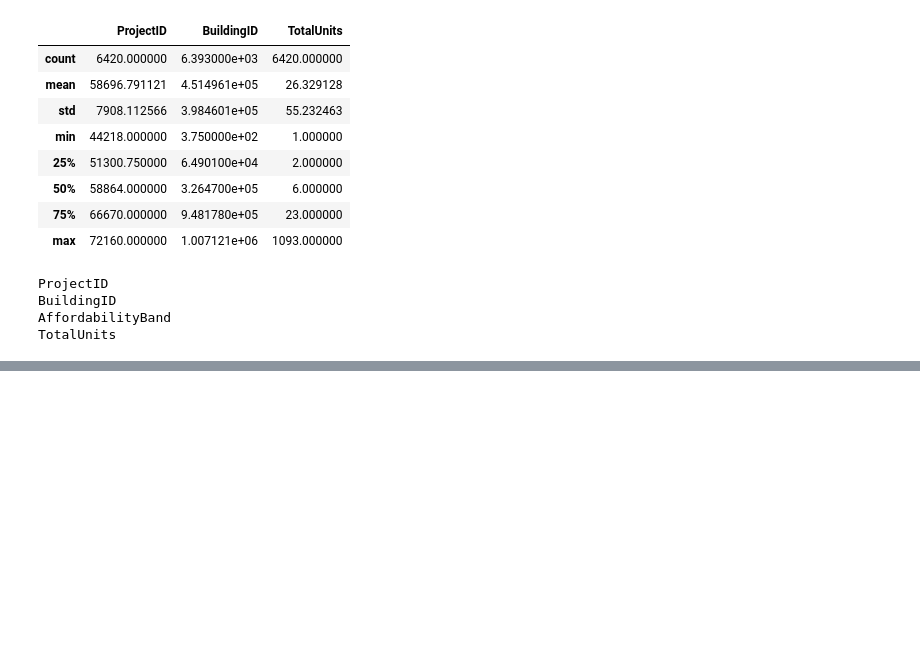
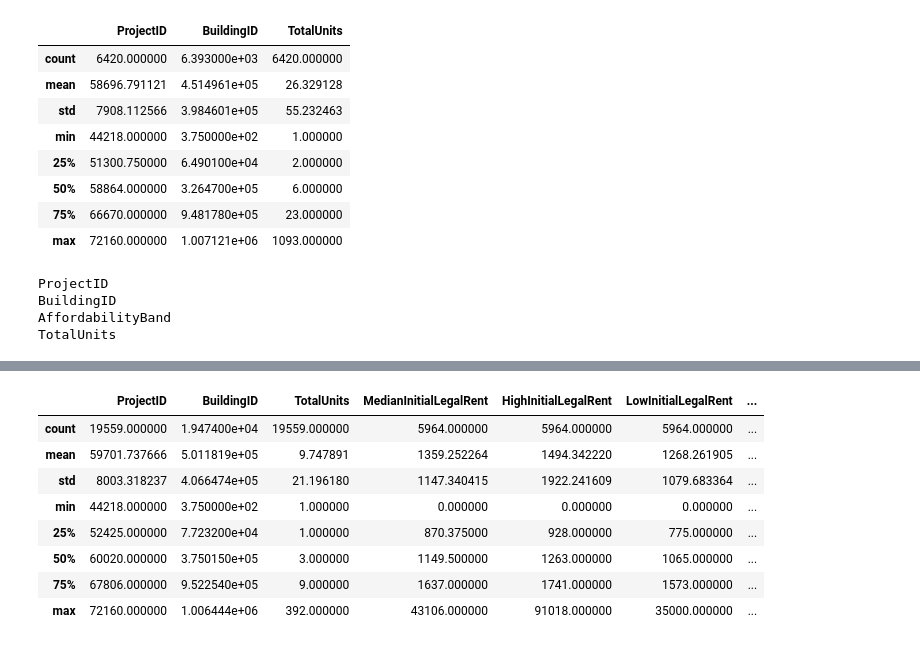
Before and after one commit to tkalainoff/gowanus-rezoning, a Jupyter notebook: data/LL44-analysis.ipynb, the cells around one changed output, grey strips where cells are left out. Cells and saved outputs as stored; diff of their text form; code cells hidden in the pictures; blank space fills up the shorter version.

```diff
--- a/data/LL44-analysis.ipynb
+++ b/data/LL44-analysis.ipynb
@@ -33,0 +242,12 @@ TotalUnits
+# %%
+df_unit_income_rent.describe()
+# %% [output]
+|  | ProjectID | BuildingID | TotalUnits | MedianInitialLegalRent | HighInitialLegalRent | LowInitialLegalRent | ... |
+| count | 19559.000000 | 1.947400e+04 | 19559.000000 | 5964.000000 | 5964.000000 | 5964.000000 | ... |
+| mean | 59701.737666 | 5.011819e+05 | 9.747891 | 1359.252264 | 1494.342220 | 1268.261905 | ... |
+| std | 8003.318237 | 4.066474e+05 | 21.196180 | 1147.340415 | 1922.241609 | 1079.683364 | ... |
+| min | 44218.000000 | 3.750000e+02 | 1.000000 | 0.000000 | 0.000000 | 0.000000 | ... |
+| 25% | 52425.000000 | 7.723200e+04 | 1.000000 | 870.375000 | 928.000000 | 775.000000 | ... |
+| 50% | 60020.000000 | 3.750150e+05 | 3.000000 | 1149.500000 | 1263.000000 | 1065.000000 | ... |
+| 75% | 67806.000000 | 9.522540e+05 | 9.000000 | 1637.000000 | 1741.000000 | 1573.000000 | ... |
+| max | 72160.000000 | 1.006444e+06 | 392.000000 | 43106.000000 | 91018.000000 | 35000.000000 | ... |
```
Also changed, not shown: parts of 46 cells of this notebook, 10 other files.
